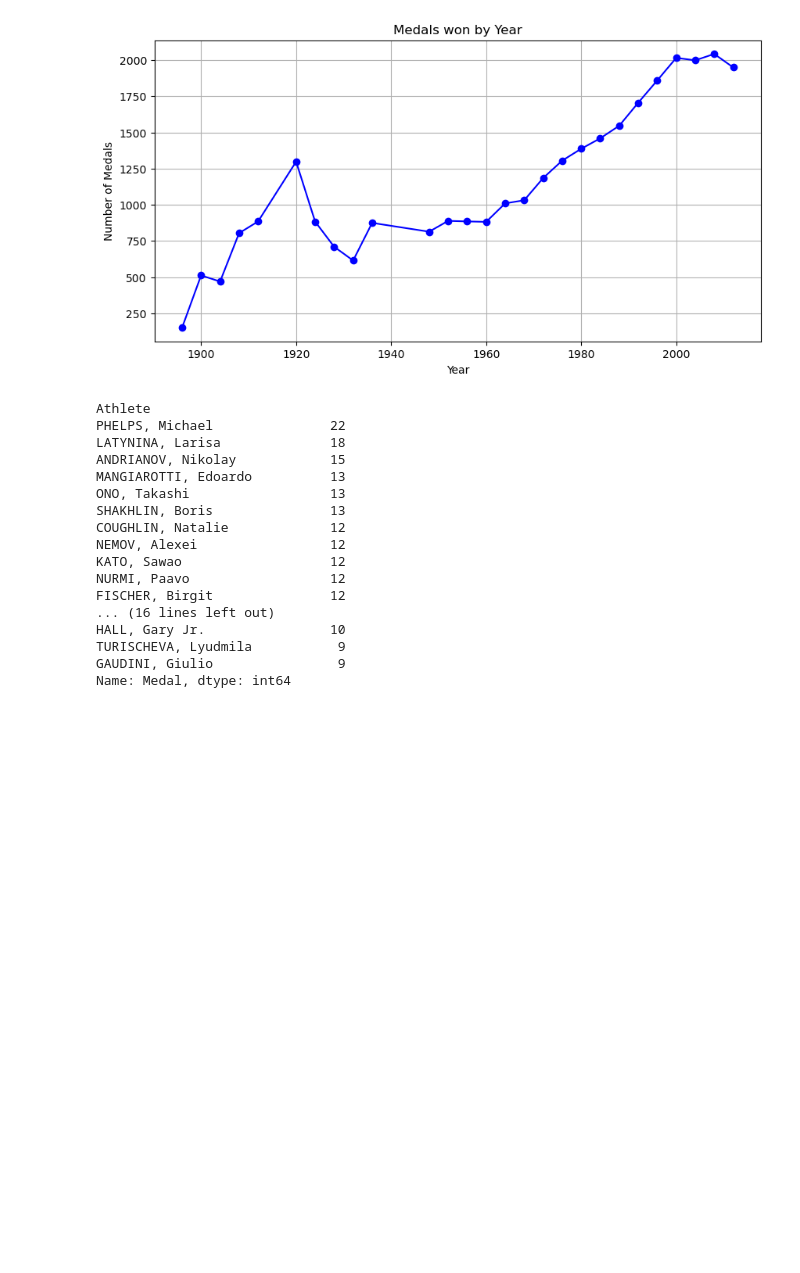
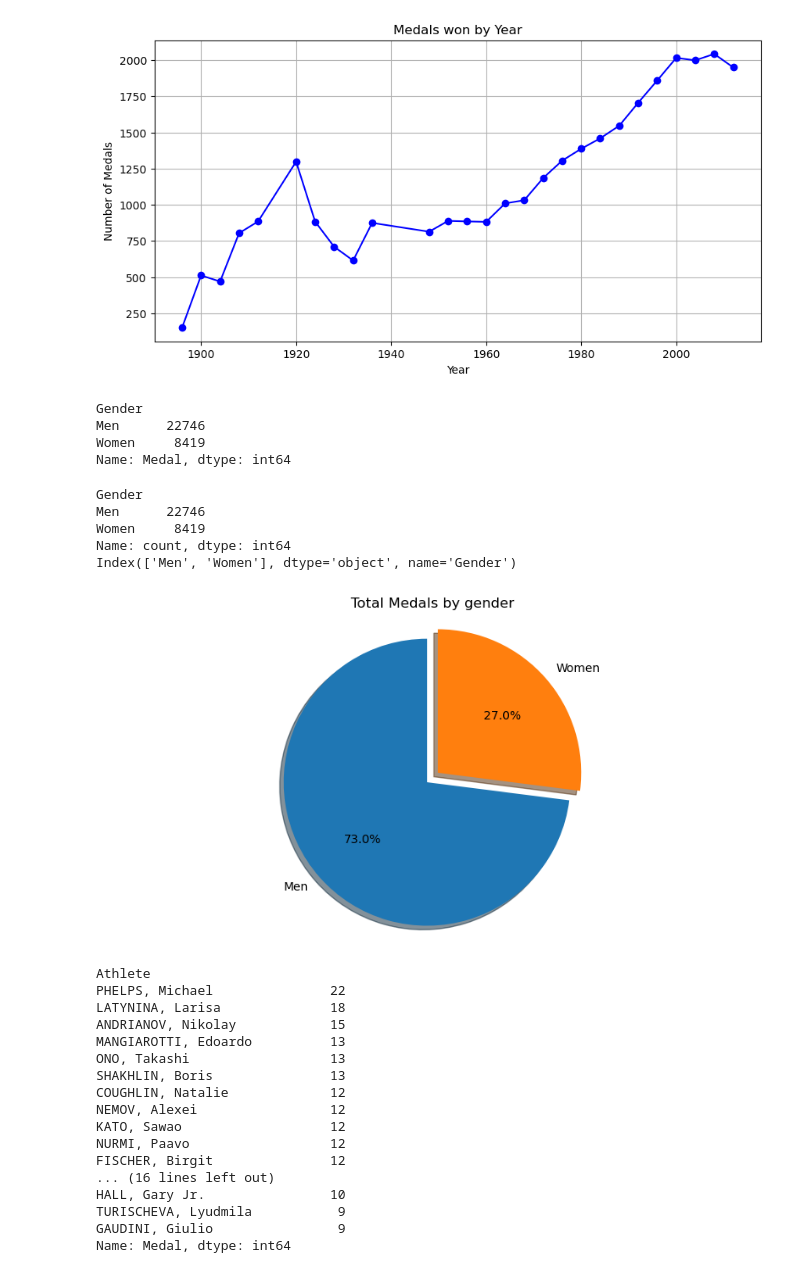
Before and after one commit to AdebolaShelby/Project-1, a Jupyter notebook: project-v1.ipynb, the cells around one changed output. Drawn from its saved outputs; the diff is of its cells as text; code cells hidden in the pictures; blank space fills up the shorter version.

Commit message:
added a pie chart

```diff
--- a/project-v1.ipynb
+++ b/project-v1.ipynb
@@ -73,6 +73,42 @@ plt.grid()
 plt.show()
 # %% [output]
 [figure]
+# %%
+# Medals count by Gender
+gender_medals = summer_df.groupby('Gender')['Medal'].count()
+gender_medals = gender_medals.sort_values(ascending=False)
+print(gender_medals)
+# %% [output]
+Gender
+Men      22746
+Women     8419
+Name: Medal, dtype: int64
+# %%
+#Pie chart
+
+# Calculae the total number of medals for each gender
+total_medals = summer_df['Gender'].value_counts()
+print(total_medals)
+
+# perpare data for pie chart
+
+labels = total_medals.index
+sizes = total_medals.values
+print(labels)
+# Pie chart, where the slices will be ordered and plotted counter-clockwise:
+plt.figure(figsize=(10,5))
+plt.pie(sizes, labels=labels, autopct='%1.1f%%', shadow=True, startangle=90, explode=(0.1, 0))
+plt.axis('equal')
+plt.title('Total Medals by gender from 1896 to 2012')
+
+plt.show()
+# %% [output]
+Gender
+Men      22746
+Women     8419
+Name: count, dtype: int64
+Index(['Men', 'Women'], dtype='object', name='Gender')
+[figure, added]
 # %%
 # Top Athletes
 # Group by athlete and count medals
```
